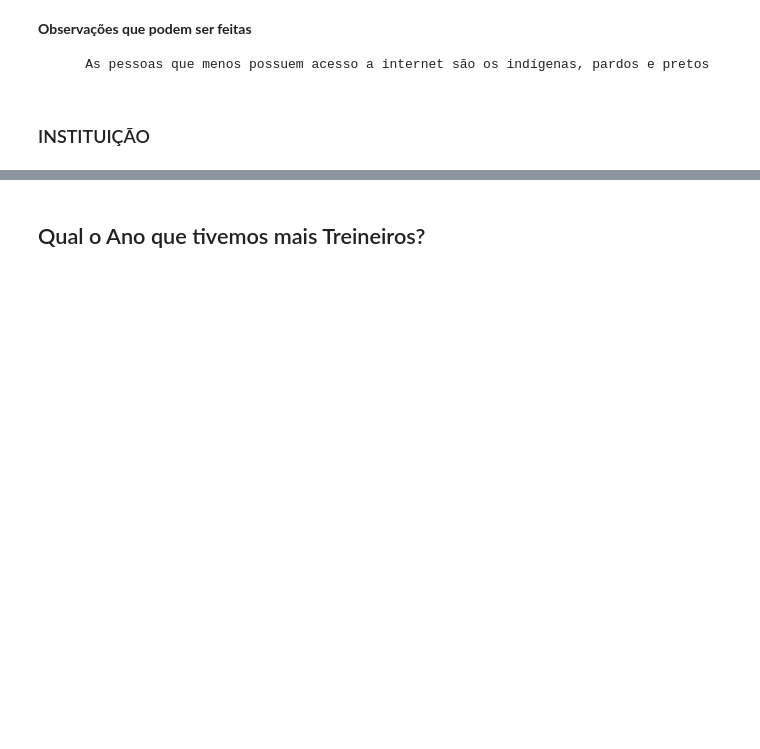
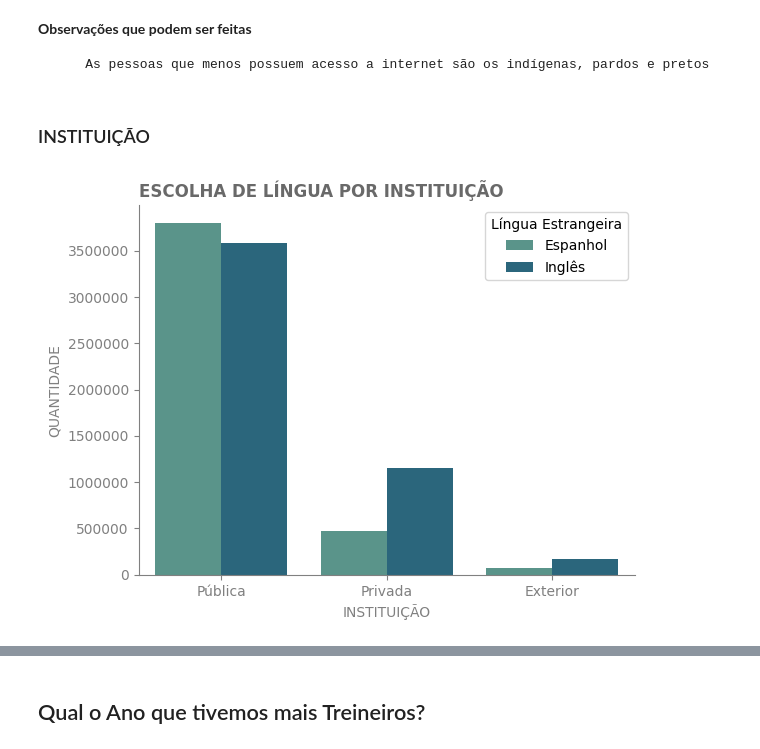
Before and after one commit to LiamFer/ENEM-Analysis, a Jupyter notebook: main_analysis.ipynb, the cells around one changed output, grey strips where cells are left out. Saved outputs shown, nothing was run; the diff lists cells and outputs as text; code cells hidden in the pictures; blank space fills up the shorter version.

```diff
--- a/main_analysis.ipynb
+++ b/main_analysis.ipynb
@@ -364,3 +386,27 @@ axs.spines['left'].set_color("gray")
         As pessoas que menos possuem acesso a internet são os indígenas, pardos e pretos
 # %% [markdown]
 ### INSTITUIÇÃO
+# %%
+# Agrupando por tipo de instituição e língua escolhida para prova
+language_institution = enem.loc[~enem['Tipo_Escola'].isin([1]),["Tipo_Escola","Lingua_Estrangeira"]].groupby("Tipo_Escola")['Lingua_Estrangeira'].value_counts().reset_index()
+language_institution['Tipo_Escola'] = language_institution['Tipo_Escola'].map(relations['tipo_instituicao'])
+language_institution['Lingua_Estrangeira'] = language_institution['Lingua_Estrangeira'].map(relations['idiomas'])
+
+# Plotando o gráfico
+bar = sns.barplot(data=language_institution,x='Tipo_Escola',y="count",hue="Lingua_Estrangeira",palette="crest")
+
+bar.ticklabel_format(axis='y', style='plain')
+bar.set_title("ESCOLHA DE LÍNGUA POR INSTITUIÇÃO", color='dimgrey',loc='left',fontweight='bold')
+bar.set_xlabel('INSTITUIÇÃO',color='gray')
+bar.set_ylabel('QUANTIDADE',color='gray')
+
+bar.tick_params(axis='x', colors='gray')
+bar.tick_params(axis='y', colors='gray')
+bar.spines['top'].set_visible(False)
+bar.spines['right'].set_visible(False)
+bar.spines['bottom'].set_color("gray")
+bar.spines['left'].set_color("gray")
+
+sns.move_legend(bar,"upper right", fontsize='medium',title='Língua Estrangeira')
+# %% [output]
+[figure, added]
```
Also changed, not shown: parts of 6 cells of this notebook, 2 other files.
